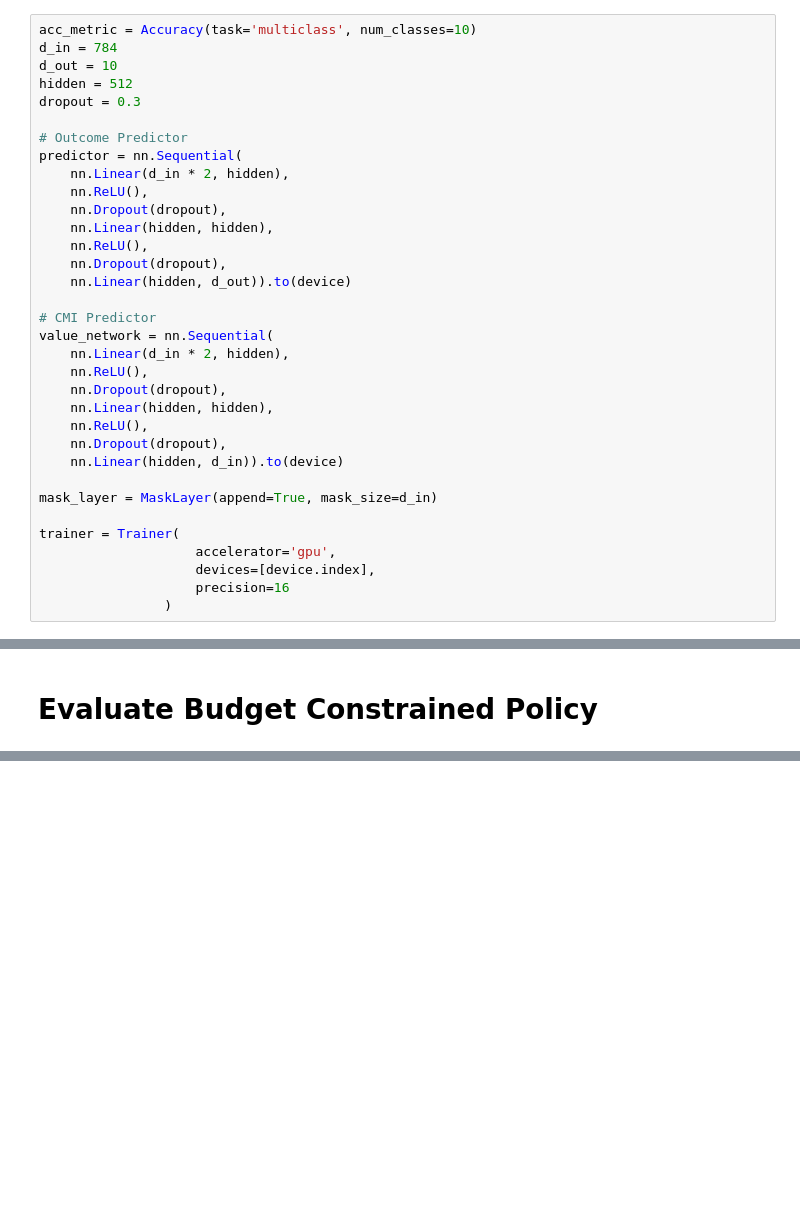
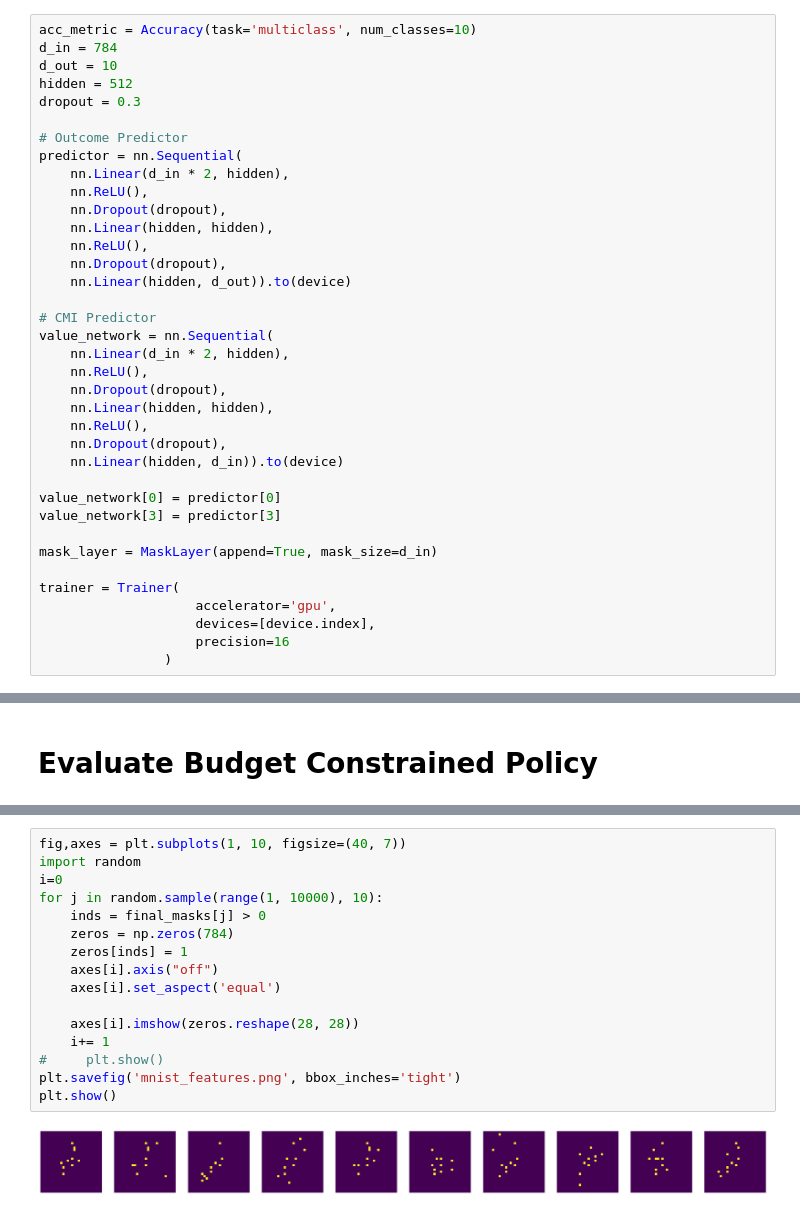
Before and after one commit to suinleelab/DIME, a Jupyter notebook: experiments/MNIST/Evaluate_MNIST.ipynb, the cells around one changed output, grey strips where cells are left out. Cells and saved outputs as stored; diff of their text form; blank space fills up the shorter version.

```diff
--- a/experiments/MNIST/Evaluate_MNIST.ipynb
+++ b/experiments/MNIST/Evaluate_MNIST.ipynb
@@ -66,6 +78,9 @@ value_network = nn.Sequential(
     nn.Dropout(dropout),
     nn.Linear(hidden, d_in)).to(device)
 
+value_network[0] = predictor[0]
+value_network[3] = predictor[3]
+
 mask_layer = MaskLayer(append=True, mask_size=d_in)
 
 trainer = Trainer(
@@ -157,0 +182,18 @@ for trial in range(0, 5):
+# %%
+fig,axes = plt.subplots(1, 10, figsize=(40, 7))
+import random
+i=0
+for j in random.sample(range(1, 10000), 10):
+    inds = final_masks[j] > 0
+    zeros = np.zeros(784)
+    zeros[inds] = 1
+    axes[i].axis("off")
+    axes[i].set_aspect('equal')
+
+    axes[i].imshow(zeros.reshape(28, 28))
+    i+= 1
+#     plt.show()
+plt.savefig('mnist_features.png', bbox_inches='tight')
+plt.show()
+# %% [output]
+[figure, added]
```
Also changed, not shown: parts of 4 cells of this notebook, 11 other files.
